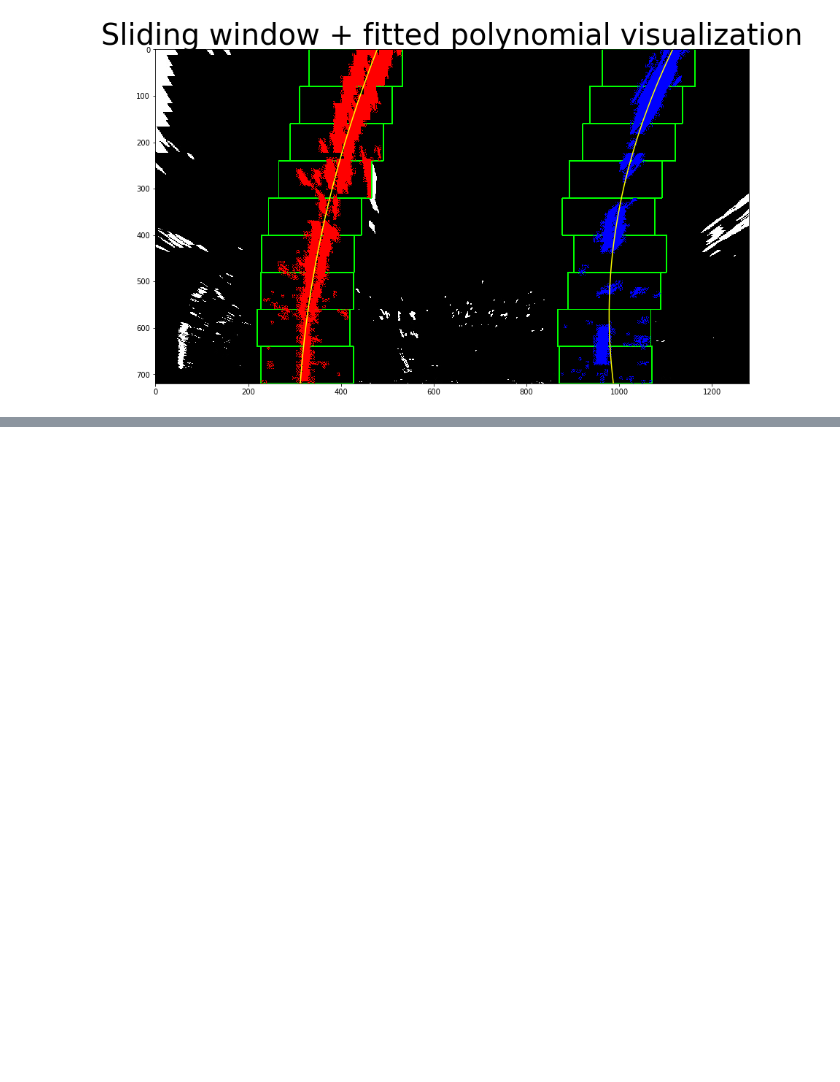
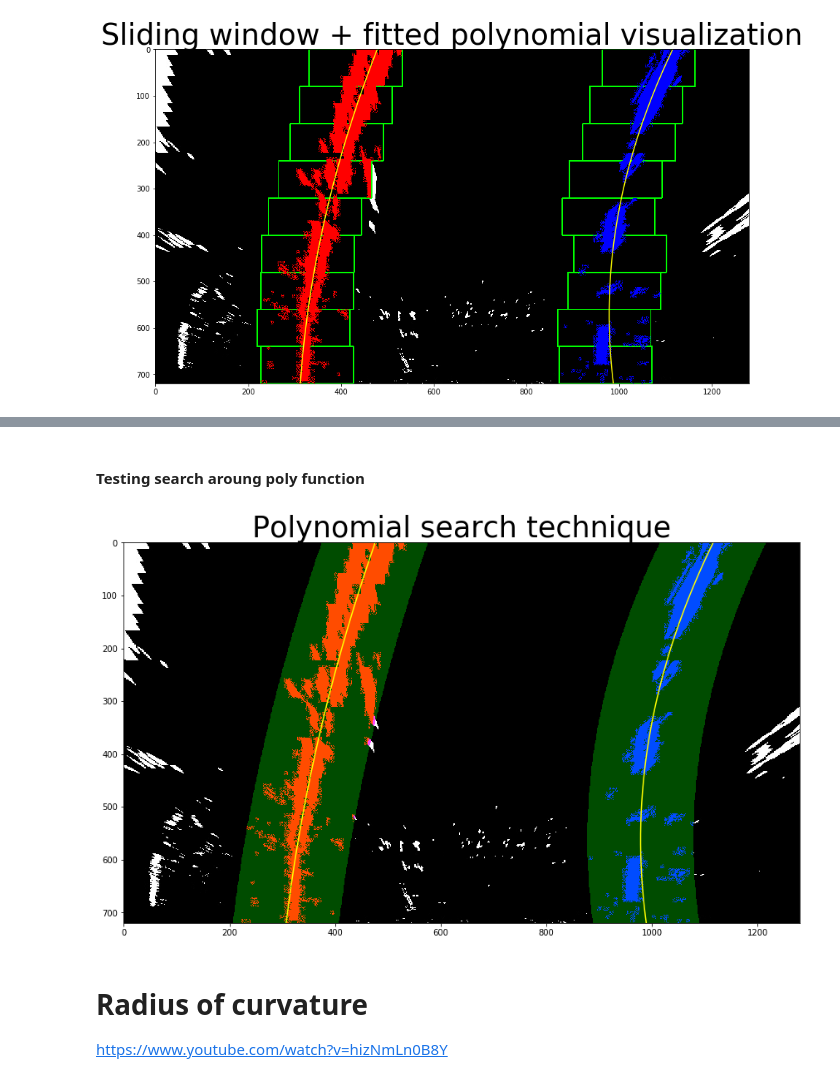
Before and after one commit to CheloGE/CarND-Finding_Lines_shape_position, a Jupyter notebook: Finding_Lines.ipynb, the cells around one changed output, grey strips where cells are left out. Saved outputs shown, nothing was run; the diff lists cells and outputs as text; code cells hidden in the pictures; blank space fills up the shorter version.

Commit message:
*Task: Polynomial search algo implemented
  Relates: Finding lane lines self-driving cars

Signed-off-by: Marcelo <chelo_ge@hotmail.com>

```diff
--- a/Finding_Lines.ipynb
+++ b/Finding_Lines.ipynb
@@ -244,7 +244,7 @@ def fit_polynomial(binary_warped, visualize=False):
         plt.plot(right_fitX, y, color='yellow')
         plt.imshow(out_img)
 
-    return left_fitX, right_fitX
+    return left_fit_coeff, right_fit_coeff
 # %%
 fit_polynomial(img, visualize=True);
 # %% [output]
@@ -251,0 +261,40 @@ fit_polynomial(img, visualize=True);
+# %%
+def poly_boundaries_pixels(warped_image, prev_left_poly_coeffs, prev_right_poly_coeffs, margin):
+    """
+        This function extracts the active pixels around the polynomials from the left and right lines
+
+        Output: dictionary with the boundaries of the active pixels around polynomials
+    """
+    # Get the indices of all nonzero elements in the image. AKA activated pixels
+    activePixels_posY, activePixels_posX = warped_image.nonzero();
+    activePixels_posX = np.array(activePixels_posX) # activated pixels indexes in the X direction
+    activePixels_posY = np.array(activePixels_posY) # activated pixels indexes in the Y direction
+
+    # polynomial left line coefficients
+    L2 = prev_left_poly_coeffs[0]
+    L1 = prev_left_poly_coeffs[1]
+    L0 = prev_left_poly_coeffs[2]
+
+    # polynomial right line coefficients
+    R2 = prev_right_poly_coeffs[0]
+    R1 = prev_right_poly_coeffs[1]
+    R0 = prev_right_poly_coeffs[2]
+
+    # Get indexes for the polynomial boundaries LEFT
+    poly_bound_active_left__ind = (activePixels_posX > (L2*activePixels_posY**2+L1*activePixels_posY+L0-margin)) & (
+    activePixels_posX < (L2*activePixels_posY**2+L1*activePixels_posY+L0+margin))
+    # Get indexes for the polynomial boundaries RIGHT
+    poly_bound_active_right__ind = (activePixels_posX > (R2*activePixels_posY**2+R1*activePixels_posY+R0-margin)) & (
+    activePixels_posX < (R2*activePixels_posY**2+R1*activePixels_posY+R0+margin))
+
+    # extract positions from indexes and active pixels
+    leftLine_act_posX = activePixels_posX[poly_bound_active_left__ind]
+    leftLine_act_posY = activePixels_posY[poly_bound_active_left__ind]
+    rightLine_act_posX = activePixels_posX[poly_bound_active_right__ind]
+    rightLine_act_posY = activePixels_posY[poly_bound_active_right__ind]
+
+    # storing info into a dictionary
+    Act_poly_boundaries_dict = {'leftLine_act_posX': leftLine_act_posX, 'leftLine_act_posY': leftLine_act_posY,
+                               'rightLine_act_posX': rightLine_act_posX, 'rightLine_act_posY': rightLine_act_posY}
+
+    return Act_poly_boundaries_dict
@@ -251,0 +373,10 @@ fit_polynomial(img, visualize=True);
+# %% [markdown]
+#### Testing search aroung poly function
+# %%
+leftCoeff, rightCoeff = fit_polynomial(img, visualize=False);
+search_around_poly(img, leftCoeff, rightCoeff, 100, visualize=True);
+# %% [output]
+[figure, added]
+# %% [markdown]
+# Radius of curvature
+https://www.youtube.com/watch?v=hizNmLn0B8Y
```
Also changed, not shown: parts of 3 cells of this notebook.
